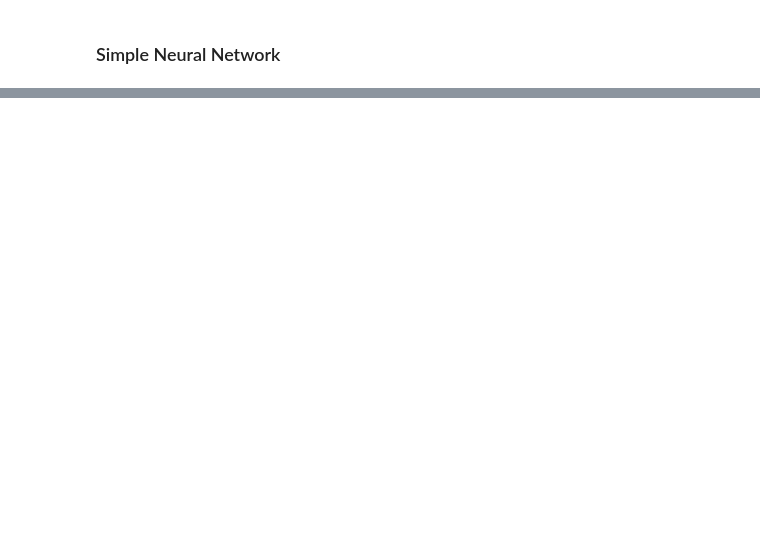
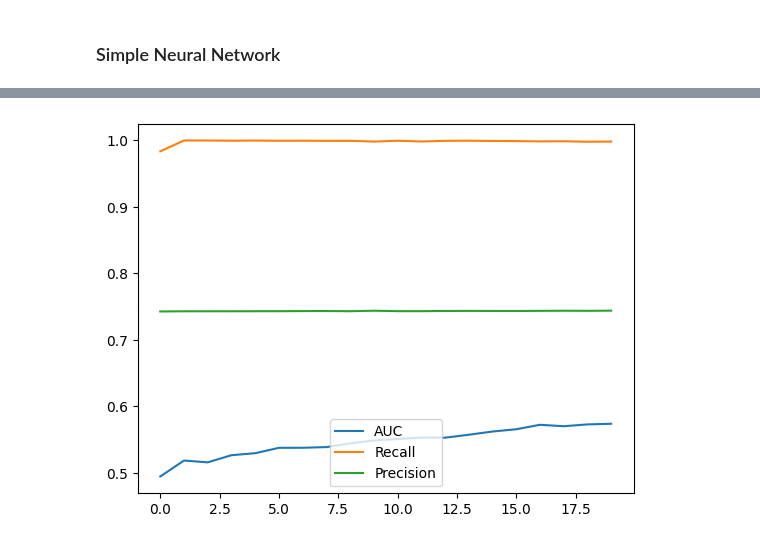
Before and after one commit to saturdais-dl/disease-prediction, a Jupyter notebook: simplenn_notebook.ipynb, the cells around one changed output, grey strips where cells are left out. Drawn from its saved outputs; the diff is of its cells as text; code cells hidden in the pictures; blank space fills up the shorter version.

```diff
--- a/simplenn_notebook.ipynb
+++ b/simplenn_notebook.ipynb
@@ -319,0 +568,8 @@ plt.show()
+# %%
+plt. plot(lenet.history.history['AUC'])
+plt.plot(lenet.history.history['Recall'])
+plt.plot(lenet.history.history['Precision'])
+plt.legend(['AUC', 'Recall', 'Precision'])
+plt.show()
+# %% [output]
+[figure, added]
```
Also changed, not shown: parts of 63 cells of this notebook, 1 other file.
